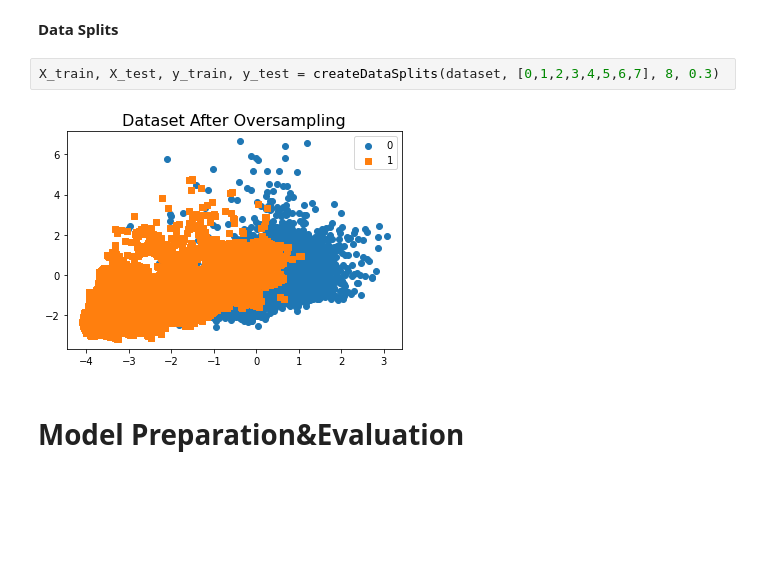
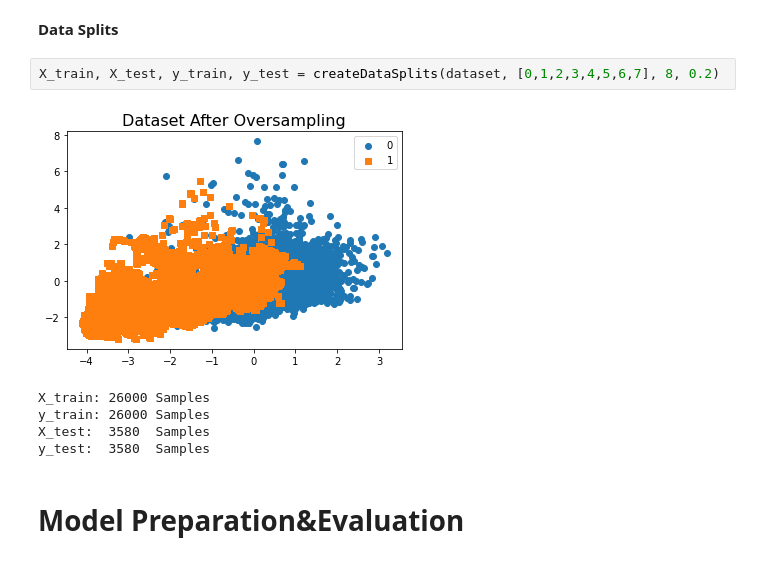
Before and after one commit to bahadirbasaran/pulsar-detection-kaggle-competition, a Jupyter notebook: main.ipynb, the cells around one changed output. Saved outputs shown, nothing was run; the diff lists cells and outputs as text; blank space fills up the shorter version.

```diff
--- a/main.ipynb
+++ b/main.ipynb
@@ -250,9 +255,13 @@ Joint Plot:
 # %% [markdown]
 **Data Splits**
 # %%
-X_train, X_test, y_train, y_test = createDataSplits(dataset, [0,1,2,3,4,5,6,7], 8, 0.3)
+X_train, X_test, y_train, y_test = createDataSplits(dataset, [0,1,2,3,4,5,6,7], 8, 0.2)
 # %% [output]
-[figure, old version]
+[figure, new version]
+X_train: 26000 Samples
+y_train: 26000 Samples
+X_test:  3580  Samples
+y_test:  3580  Samples
 # %% [markdown]
 # **Model Preparation&Evaluation**
 # %% [markdown]
```
Also changed, not shown: parts of 4 cells of this notebook.
